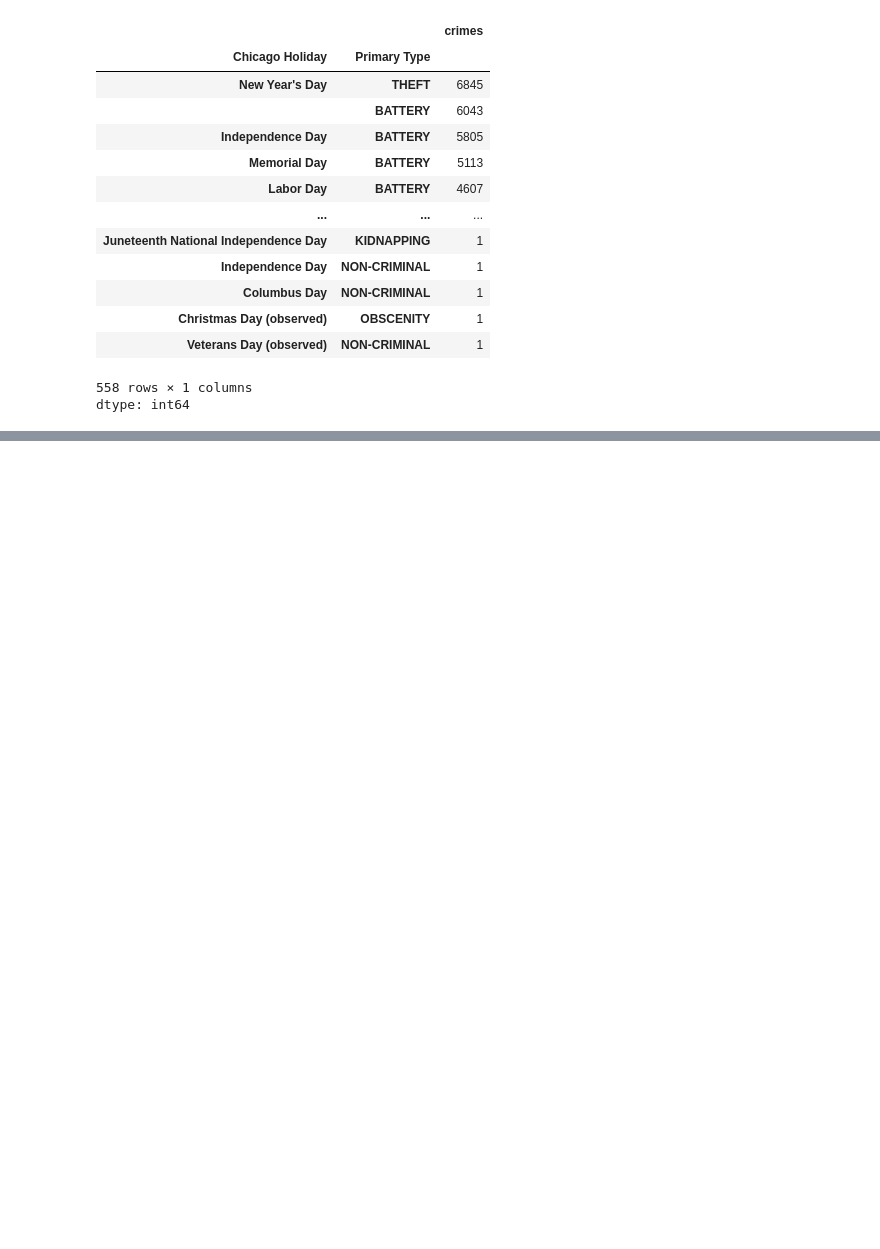
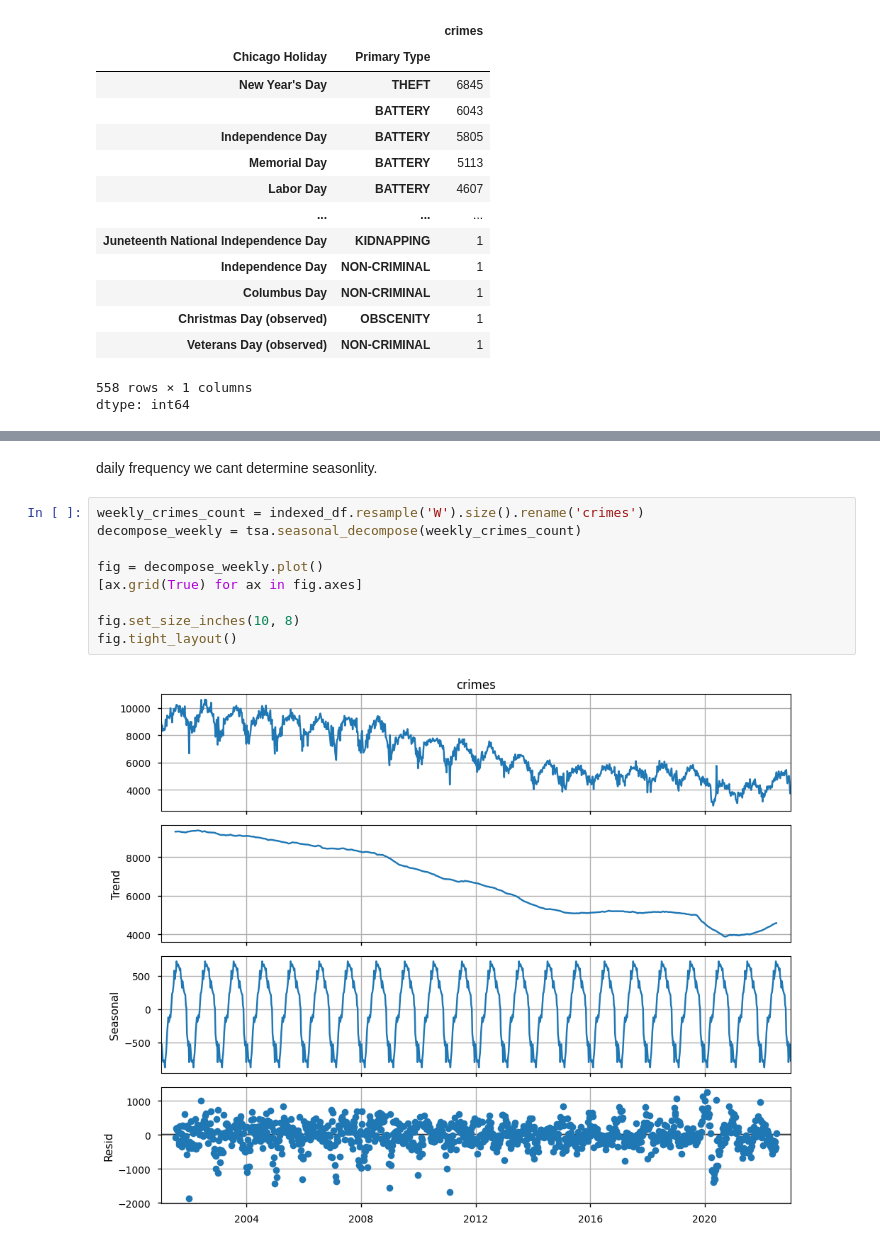
Before and after one commit to SamiOmran/Chicago-Crime-Data, a Jupyter notebook: Chicago_Crimes.ipynb, the cells around one changed output, grey strips where cells are left out. Cells and saved outputs as stored; diff of their text form; blank space fills up the shorter version.

```diff
--- a/Chicago_Crimes.ipynb
+++ b/Chicago_Crimes.ipynb
@@ -484,0 +538,13 @@ dtype: int64
+# %% [markdown]
+daily frequency we cant determine seasonlity.
+# %%
+weekly_crimes_count = indexed_df.resample('W').size().rename('crimes')
+decompose_weekly = tsa.seasonal_decompose(weekly_crimes_count)
+
+fig = decompose_weekly.plot()
+[ax.grid(True) for ax in fig.axes]
+
+fig.set_size_inches(10, 8)
+fig.tight_layout()
+# %% [output]
+[figure, added]
```
Also changed, not shown: parts of 23 cells of this notebook.
